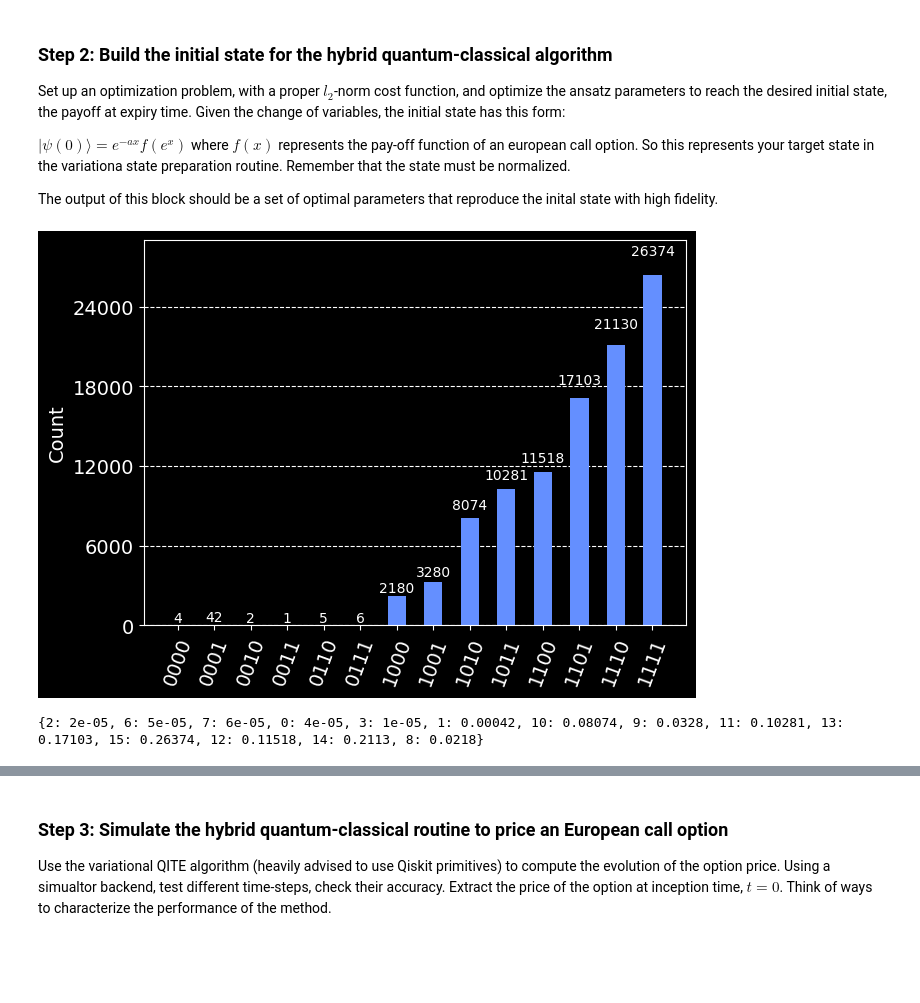
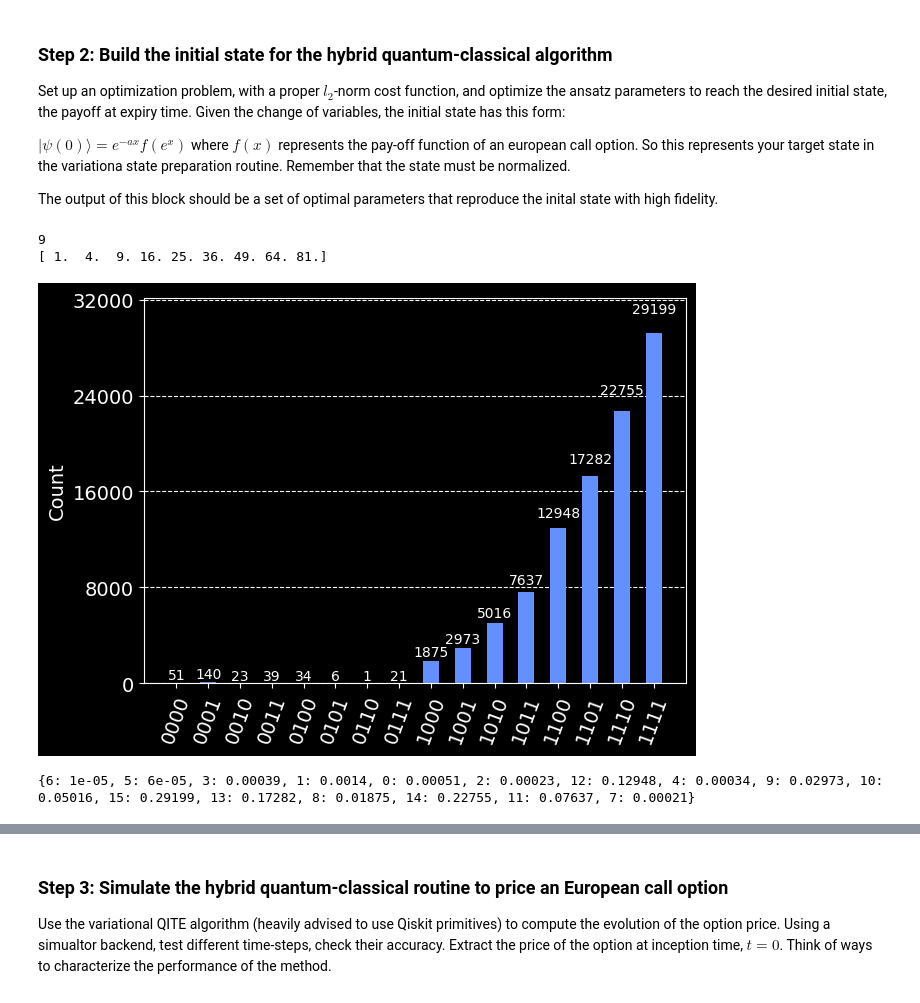
Before and after one commit to FelixXu35/Qisikit_Hackathon_BCN, a Jupyter notebook: Moodys_challenge.ipynb, the cells around one changed output, grey strips where cells are left out. Drawn from its saved outputs; the diff is of its cells as text; code cells hidden in the pictures; blank space fills up the shorter version.

```diff
--- a/Moodys_challenge.ipynb
+++ b/Moodys_challenge.ipynb
@@ -304,13 +304,16 @@ def creat_target_distr(n_qubits, cross_over):
     n_states = 2**n_qubits
     if cross_over >= n_states:
         raise Exception("open your eyes mate")
-    cumulant = sum(range(7))
+    end = n_states-cross_over-1
+    print(end)
+    cumulant = sum(np.linspace(1, end, end)**2)
+    print(np.linspace(1, end, end)**2)
     target_distr = {}
     for i in range(n_states):
         if i < cross_over:
             target_distr[i] = 0
         else:
-            target_distr[i] = (i - cross_over) / cumulant
+            target_distr[i] = (i - cross_over)**2 / cumulant
     return target_distr
 
 def cost_func_1(params):
@@ -326,33 +329,35 @@ def cost_func_1(params):
     # Calculate the cost as the distance between the output
     # distribution and the target distribution
     cost = sum(
         abs(target_distr.get(i, 0) - output_distr.get(i, 0))
         for i in range(2**n_qubits)
     )
     return cost
 
 # initialization
 params = np.zeros(18)
 target_distr = creat_target_distr(
     n_qubits=4,
-    cross_over=7
+    cross_over=6
 )
 
 # optimization
 result = optimizer.minimize(
     fun=cost_func_1,
     x0=params)
 
 # Obtain the output distribution using the final parameters
 qc = ansatz(result.x, n_qubits=n_qubits, rep=rep)
 qc_t = transpile(qc,  backend)
 counts = backend.run(qc_t, shots=1e5).result().get_counts()
 display(plot_histogram(counts))
 
 output_distr = counts_to_distr(counts)
 print(output_distr)
 
 #
 # %% [output]
+9
+[ 1.  4.  9. 16. 25. 36. 49. 64. 81.]
-[figure, old version]
+[figure, new version]
-{2: 2e-05, 6: 5e-05, 7: 6e-05, 0: 4e-05, 3: 1e-05, 1: 0.00042, 10: 0.08074, 9: 0.0328, 11: 0.10281, 13: 0.17103, 15: 0.26374, 12: 0.11518, 14: 0.2113, 8: 0.0218}
+{6: 1e-05, 5: 6e-05, 3: 0.00039, 1: 0.0014, 0: 0.00051, 2: 0.00023, 12: 0.12948, 4: 0.00034, 9: 0.02973, 10: 0.05016, 15: 0.29199, 13: 0.17282, 8: 0.01875, 14: 0.22755, 11: 0.07637, 7: 0.00021}
```
Also changed, not shown: parts of 1 cell of this notebook.
